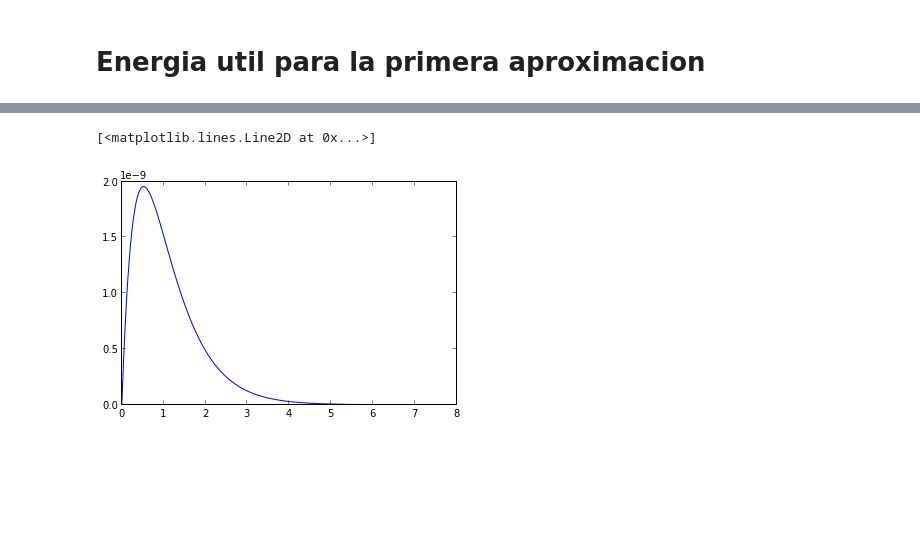
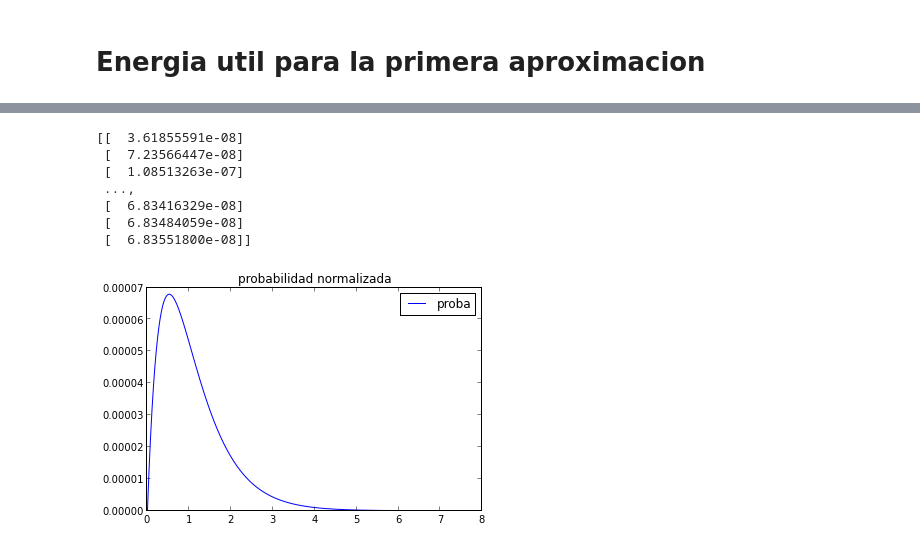
Before and after one commit to daniel-lozano/Atomica, a Jupyter notebook: Atomo_de_Helio.ipynb, the cells around one changed output, grey strips where cells are left out. Cells and saved outputs as stored; diff of their text form; code cells hidden in the pictures; blank space fills up the shorter version.

```diff
--- a/Atomo_de_Helio.ipynb
+++ b/Atomo_de_Helio.ipynb
@@ -128,17 +130,27 @@ print proba
  [ 0.00237358]
  [ 0.00237381]]
 # %%
+"""
+se saca la suma de la probabilidad
+"""
 suma=0.0
 print type(suma)
 for i in range(Umax):
     suma=suma+proba[i]
 
+"""
+tomamos la funcion normalizada
+"""
+
 Norma=np.zeros([Umax,1],dtype=float)
 
 for i in range(Umax):
-    Norma[i]=R[i]/suma
+    Norma[i]=R[i]/(suma)**(0.5)
+print "Suma:"
+print suma
 
-plot(U,Norma)
+plot(U,Norma,label="Normalizada")
+legend()
 plt.title("Normalizada")
 # %% [output]
 <type 'float'>
@@ -154,8 +168,22 @@ Energía = -73 ev
 # %%
+"""
+se llena la probabilidad normalizada
+"""
+
 for i in range(Umax):
     probaNor[i]=4*pi*U[i]*Norma[i]**2
 
-plot(U,probaNor)
+print probaNor
+plot(U,probaNor,label="proba")
+plt.title("probabilidad normalizada")
+legend()
+savefig("proba.pdf")
 # %% [output]
-[<matplotlib.lines.Line2D at 0x...>]
+[[  3.61855591e-08]
+ [  7.23566447e-08]
+ [  1.08513263e-07]
+ ...,
+ [  6.83416329e-08]
+ [  6.83484059e-08]
+ [  6.83551800e-08]]
-[figure, old version]
+[figure, new version]
```
Also changed, not shown: parts of 18 cells of this notebook, 4 other files.
